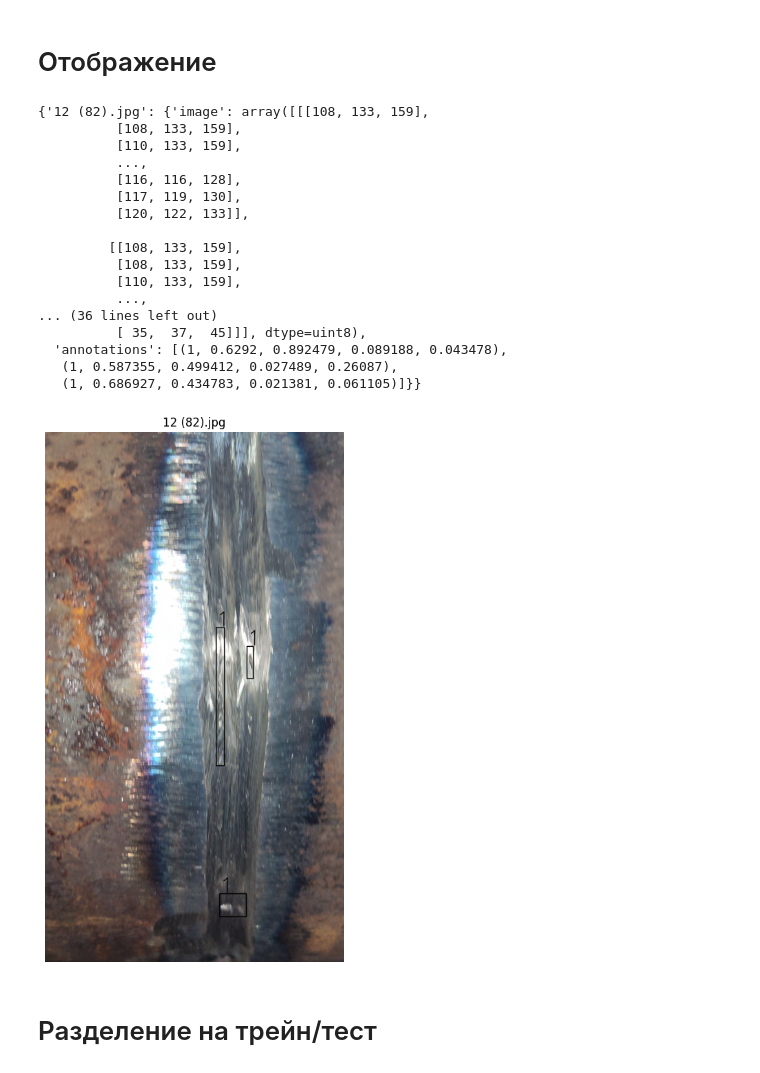
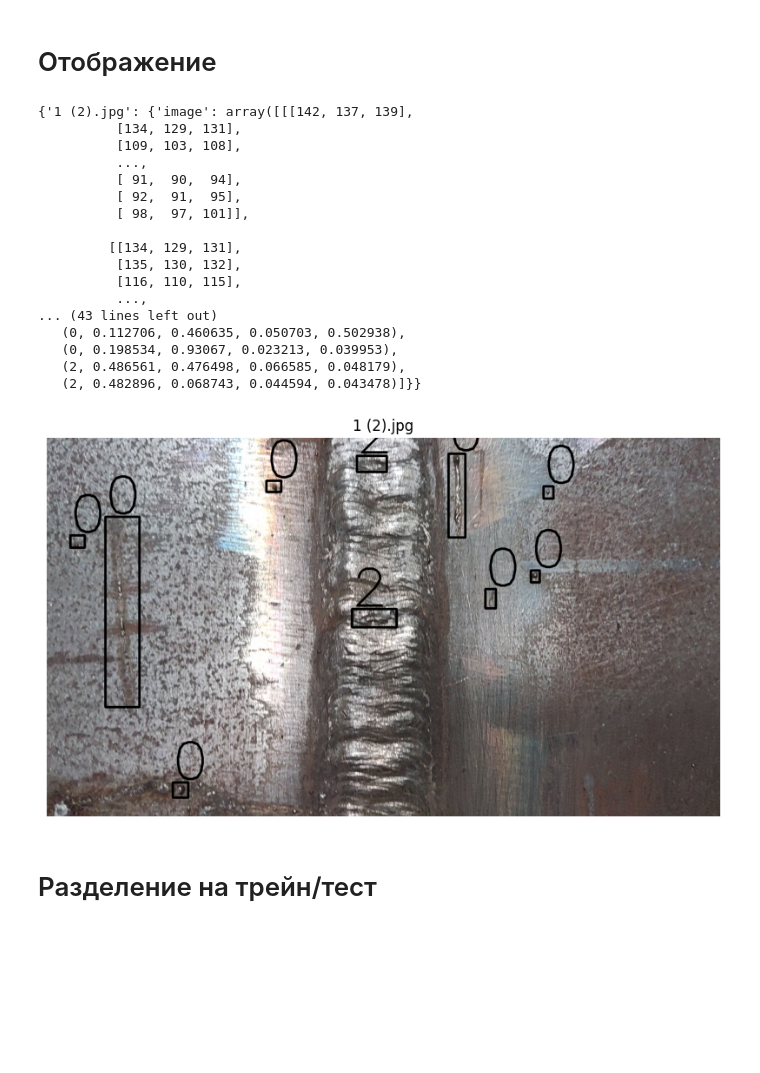
Before and after one commit to PunkButterfly/Hackathon-Atomic2024, a Jupyter notebook: notebooks/load_dataset.ipynb, the cells around one changed output. Drawn from its saved outputs; the diff is of its cells as text; code cells hidden in the pictures; blank space fills up the shorter version.

```diff
--- a/notebooks/load_dataset.ipynb
+++ b/notebooks/load_dataset.ipynb
@@ -58,7 +58,7 @@ data = {}
 
 # Проход по папке и загрузка данных
 for file_name in os.listdir(dataset_path):
-    if '12 (82).jpg' == file_name:
+    if '1 (2).jpg' == file_name:
         if file_name.endswith('.jpg'):
             img_path = os.path.join(dataset_path, file_name)
             txt_path = os.path.join(dataset_path, file_name.split('.')[0] + '.txt')
@@ -74,27 +74,27 @@ for file_name in os.listdir(dataset_path):
 # %%
 data
 # %% [output]
-{'12 (82).jpg': {'image': array([[[108, 133, 159],
-          [108, 133, 159],
-          [110, 133, 159],
+{'1 (2).jpg': {'image': array([[[142, 137, 139],
+          [134, 129, 131],
+          [109, 103, 108],
           ...,
-          [116, 116, 128],
-          [117, 119, 130],
-          [120, 122, 133]],
+          [ 91,  90,  94],
+          [ 92,  91,  95],
+          [ 98,  97, 101]],
 
-         [[108, 133, 159],
-          [108, 133, 159],
-          [110, 133, 159],
+         [[134, 129, 131],
+          [135, 130, 132],
+          [116, 110, 115],
           ...,
-... (36 lines left out)
-          [ 35,  37,  45]]], dtype=uint8),
-  'annotations': [(1, 0.6292, 0.892479, 0.089188, 0.043478),
-   (1, 0.587355, 0.499412, 0.027489, 0.26087),
-   (1, 0.686927, 0.434783, 0.021381, 0.061105)]}}
+... (43 lines left out)
+   (0, 0.112706, 0.460635, 0.050703, 0.502938),
+   (0, 0.198534, 0.93067, 0.023213, 0.039953),
+   (2, 0.486561, 0.476498, 0.066585, 0.048179),
+   (2, 0.482896, 0.068743, 0.044594, 0.043478)]}}
 # %%
-draw_boxes('12 (82).jpg', data['12 (82).jpg'])
+draw_boxes('1 (2).jpg', data['1 (2).jpg'])
 # %% [output]
-[figure, old version]
+[figure, new version]
 # %% [markdown]
 # Разделение на трейн/тест
 # %%
```
Also changed, not shown: 6 other files.
